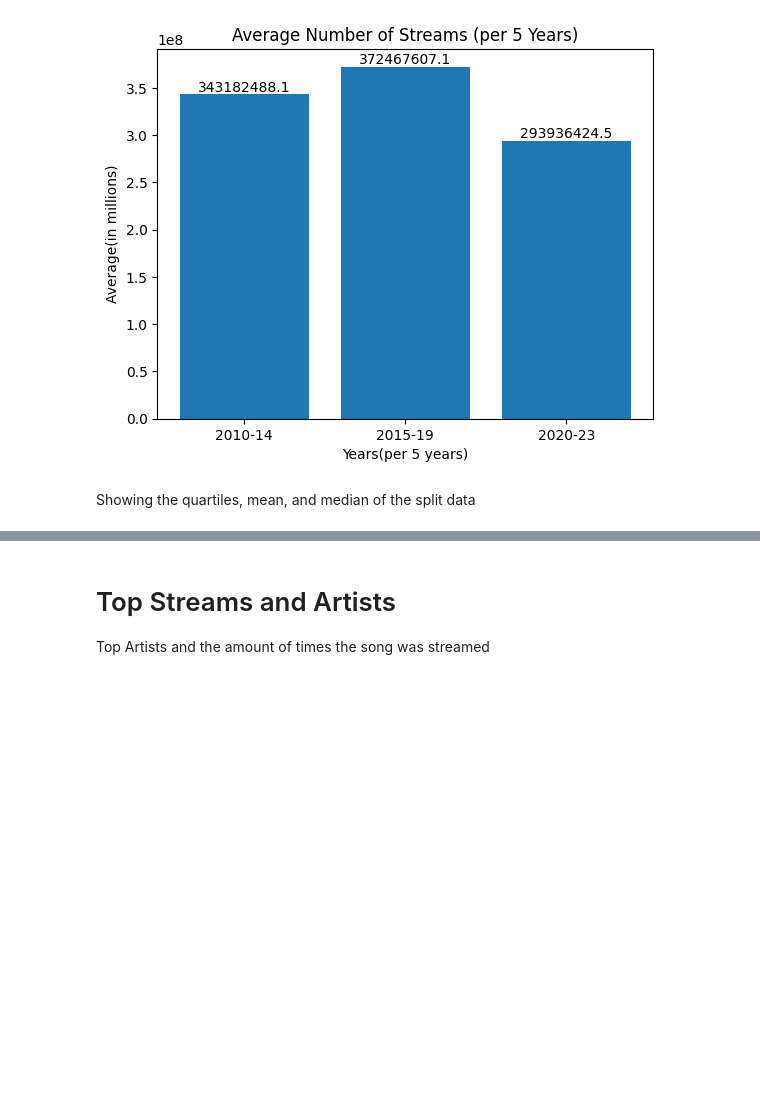
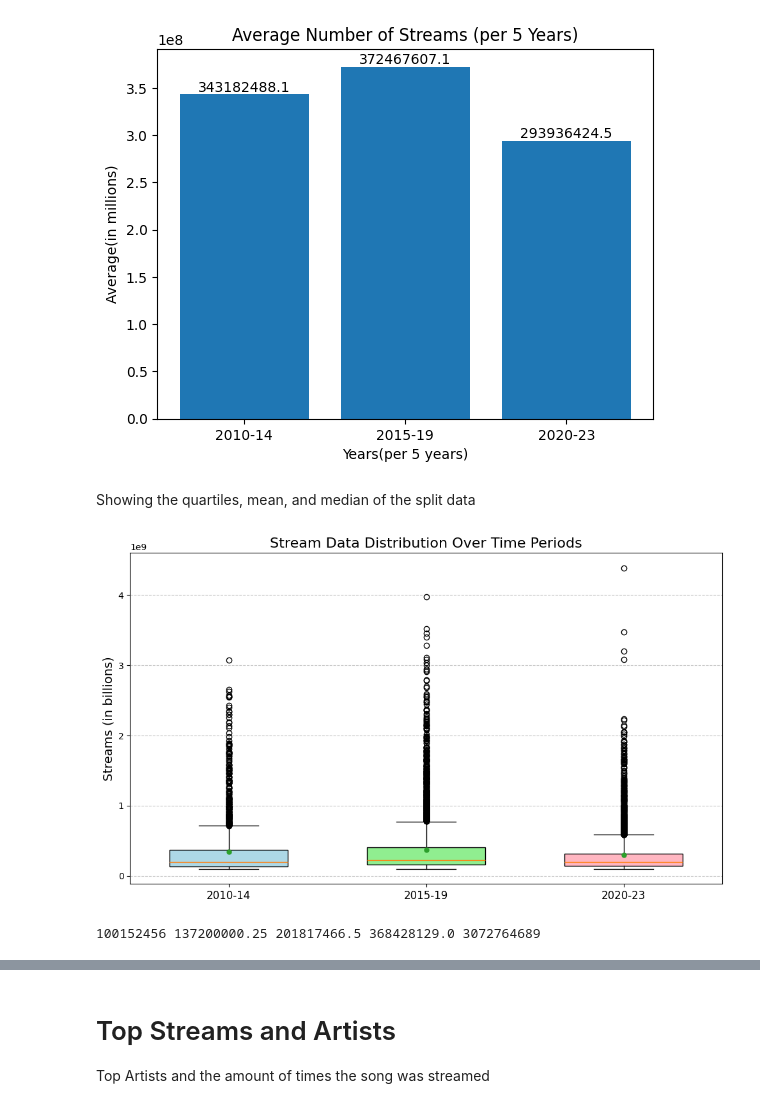
Before and after one commit to JTenaSan/CS3120_EDA_Jesus-Tena, a Jupyter notebook: Spotify_EDA_Jesus_Tena.ipynb, the cells around one changed output, grey strips where cells are left out. Cells and saved outputs as stored; diff of their text form; code cells hidden in the pictures; blank space fills up the shorter version.

```diff
--- a/Spotify_EDA_Jesus_Tena.ipynb
+++ b/Spotify_EDA_Jesus_Tena.ipynb
@@ -188,0 +198,53 @@ box_categ = [year_2010_2014, year_2015_2019, year_2020_2023]
+# %%
+box_categ = [year_2010_2014['Streams'], year_2015_2019['Streams'], year_2020_2023['Streams']]
+#fig, ax = plt.subplots()
+#ax.boxplot(box_categ)
+#ax.set_xticklabels(['2010-14', '2015-19', '2020-23'])
+#ax.set_ylabel('Streams')
+
+# Enhance the boxplot visualization
+fig, ax = plt.subplots(figsize=(10, 6))  # Adjust the figure size
+
+# Create the boxplot with enhancements
+box = ax.boxplot(box_categ,
+                 patch_artist=True,  # Allows color filling
+                 showmeans=True,  # Display the mean as a point
+                 widths=0.6)  # Adjust the box widths
+
+# Custom colors for each box
+colors = ['lightblue', 'lightgreen', 'lightpink']
+for patch, color in zip(box['boxes'], colors):
+    patch.set(facecolor=color)
+
+# Customize the mean
+for mean in box['means']:
+    mean.set(color='red', marker='o', markersize=5)
+
+# Customize the grid
+ax.grid(axis='y', linestyle='--', alpha=0.7)
+
+# Set titles and labels
+ax.set_title("Stream Data Distribution Over Time Periods", fontsize=16)
+ax.set_xticklabels(['2010-14', '2015-19', '2020-23'], fontsize=12)
+ax.set_ylabel("Streams (in billions)", fontsize=14)
+
+# Use scientific notation or adjust y-axis scale
+ax.ticklabel_format(style='scientific', axis='y', scilimits=(0, 0))
+
+# Add more spacing to the layout
+fig.tight_layout()
+
+# Show the plot
+plt.show()
+# %% [output]
+[figure, added]
+# %%
+# All 5 quartiles for the 2010-14
+min_2010_14 = year_2010_2014['Streams'].min()
+q1_2010_14 = year_2010_2014['Streams'].quantile(0.25)
+q2_2010_14 = year_2010_2014['Streams'].quantile(0.5)
+q3_2010_14 = year_2010_2014['Streams'].quantile(0.75)
+max_2010_14 = year_2010_2014['Streams'].max()
+print(min_2010_14, q1_2010_14, q2_2010_14, q3_2010_14, max_2010_14)
+# %% [output]
+100152456 137200000.25 201817466.5 368428129.0 3072764689
```
Also changed, not shown: parts of 11 cells of this notebook.
